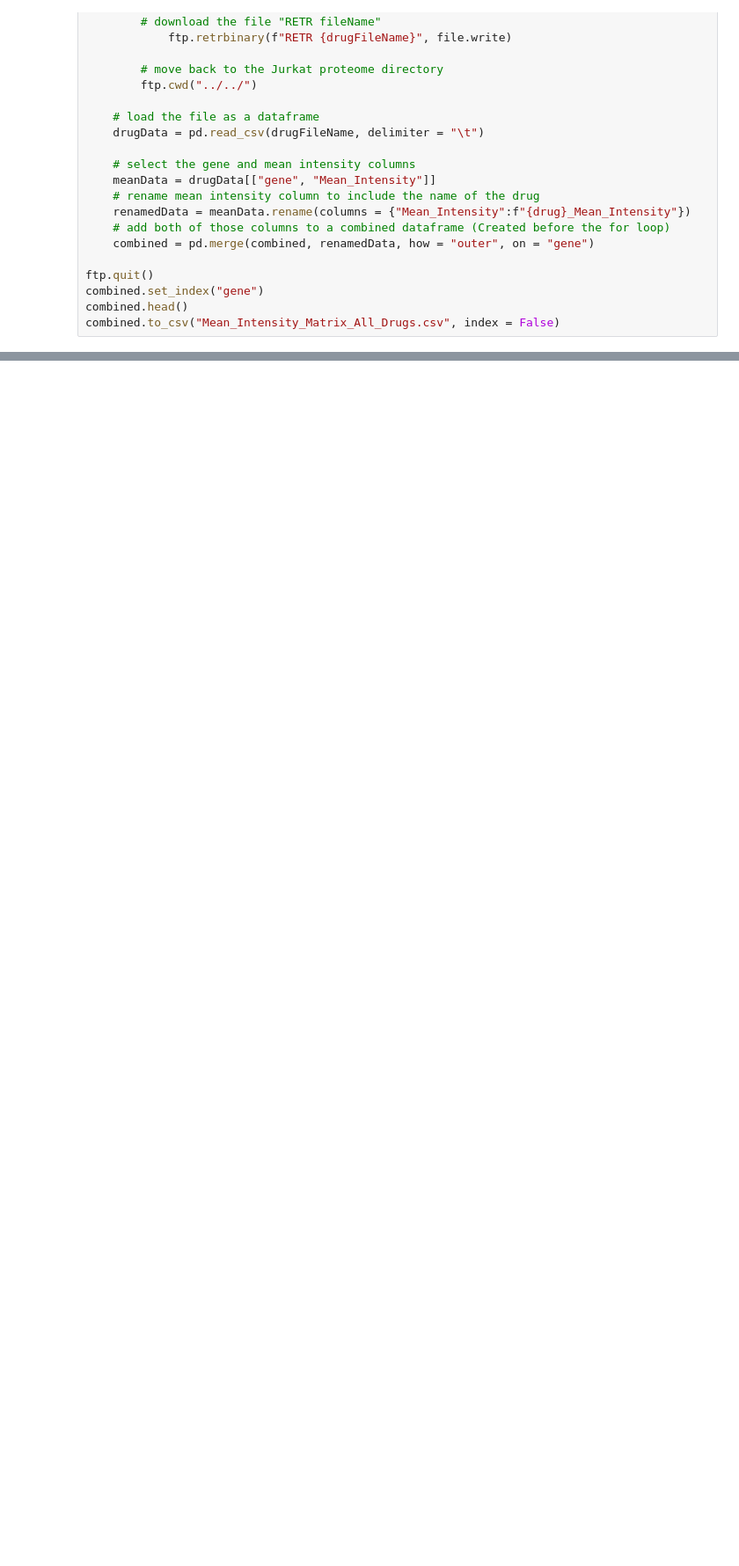
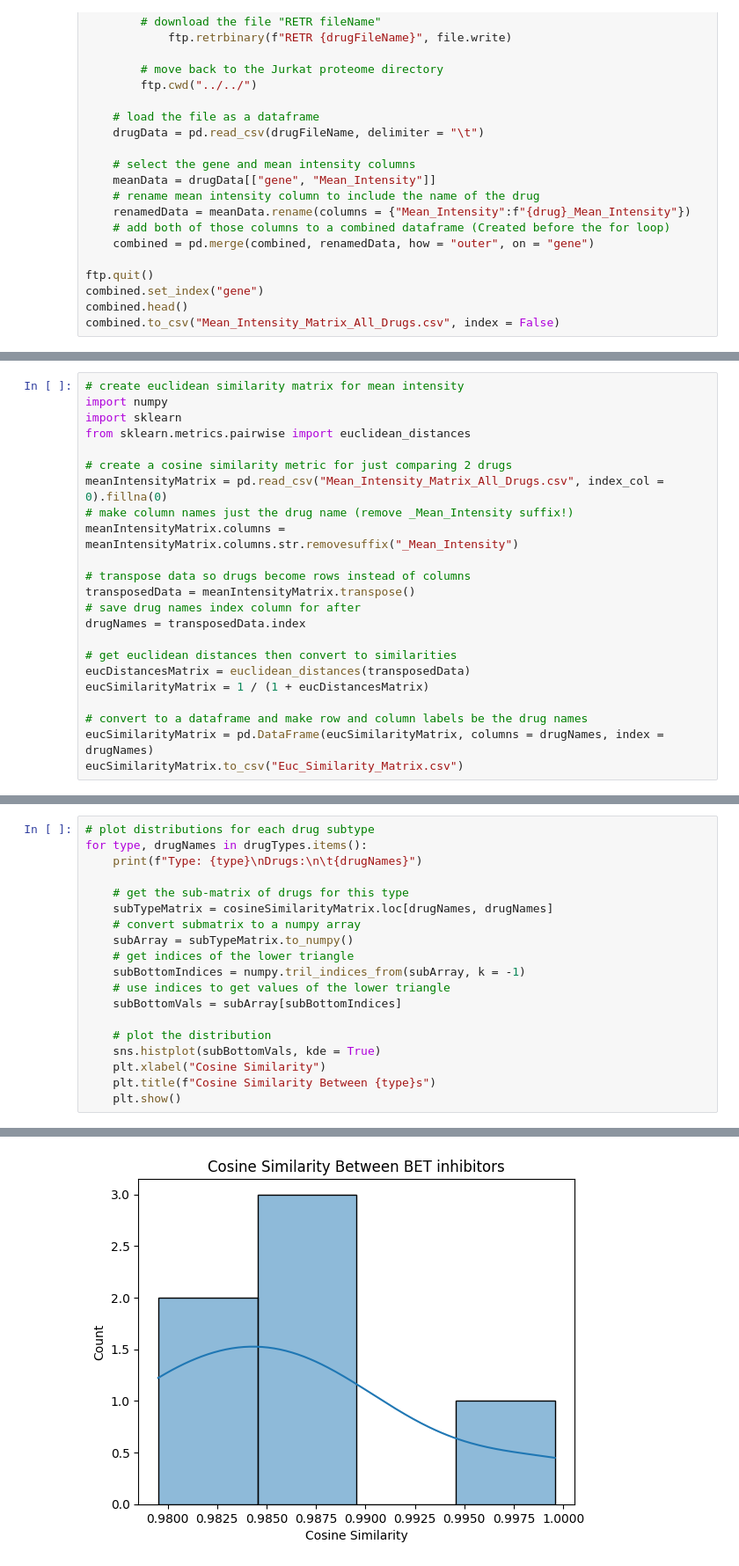
Before and after one commit to graceteusch/cancer_drug_research, a Jupyter notebook: drug_analysis.ipynb, the cells around one changed output, grey strips where cells are left out. Shown: that part at 88% size. Drawn from its saved outputs; the diff is of its cells as text; blank space fills up the shorter version.

```diff
--- a/drug_analysis.ipynb
+++ b/drug_analysis.ipynb
@@ -54,0 +102,23 @@ combined.to_csv("Mean_Intensity_Matrix_All_Drugs.csv", index = False)
+# %%
+# create euclidean similarity matrix for mean intensity
+import numpy
+import sklearn
+from sklearn.metrics.pairwise import euclidean_distances
+
+# create a cosine similarity metric for just comparing 2 drugs
+meanIntensityMatrix = pd.read_csv("Mean_Intensity_Matrix_All_Drugs.csv", index_col = 0).fillna(0)
+# make column names just the drug name (remove _Mean_Intensity suffix!)
+meanIntensityMatrix.columns = meanIntensityMatrix.columns.str.removesuffix("_Mean_Intensity")
+
+# transpose data so drugs become rows instead of columns
+transposedData = meanIntensityMatrix.transpose()
+# save drug names index column for after
+drugNames = transposedData.index
+
+# get euclidean distances then convert to similarities
+eucDistancesMatrix = euclidean_distances(transposedData)
+eucSimilarityMatrix = 1 / (1 + eucDistancesMatrix)
+
+# convert to a dataframe and make row and column labels be the drug names
+eucSimilarityMatrix = pd.DataFrame(eucSimilarityMatrix, columns = drugNames, index = drugNames)
+eucSimilarityMatrix.to_csv("Euc_Similarity_Matrix.csv")
@@ -54,0 +158,20 @@ combined.to_csv("Mean_Intensity_Matrix_All_Drugs.csv", index = False)
+# %%
+# plot distributions for each drug subtype
+for type, drugNames in drugTypes.items():
+    print(f"Type: {type}\nDrugs:\n\t{drugNames}")
+
+    # get the sub-matrix of drugs for this type
+    subTypeMatrix = cosineSimilarityMatrix.loc[drugNames, drugNames]
+    # convert submatrix to a numpy array
+    subArray = subTypeMatrix.to_numpy()
+    # get indices of the lower triangle
+    subBottomIndices = numpy.tril_indices_from(subArray, k = -1)
+    # use indices to get values of the lower triangle
+    subBottomVals = subArray[subBottomIndices]
+
+    # plot the distribution
+    sns.histplot(subBottomVals, kde = True)
+    plt.xlabel("Cosine Similarity")
+    plt.title(f"Cosine Similarity Between {type}s")
+    plt.show()
+# %% [output]
@@ -54,0 +181 @@ combined.to_csv("Mean_Intensity_Matrix_All_Drugs.csv", index = False)
+[figure, added]
```
Also changed, not shown: parts of 9 cells of this notebook, 37 other files.
